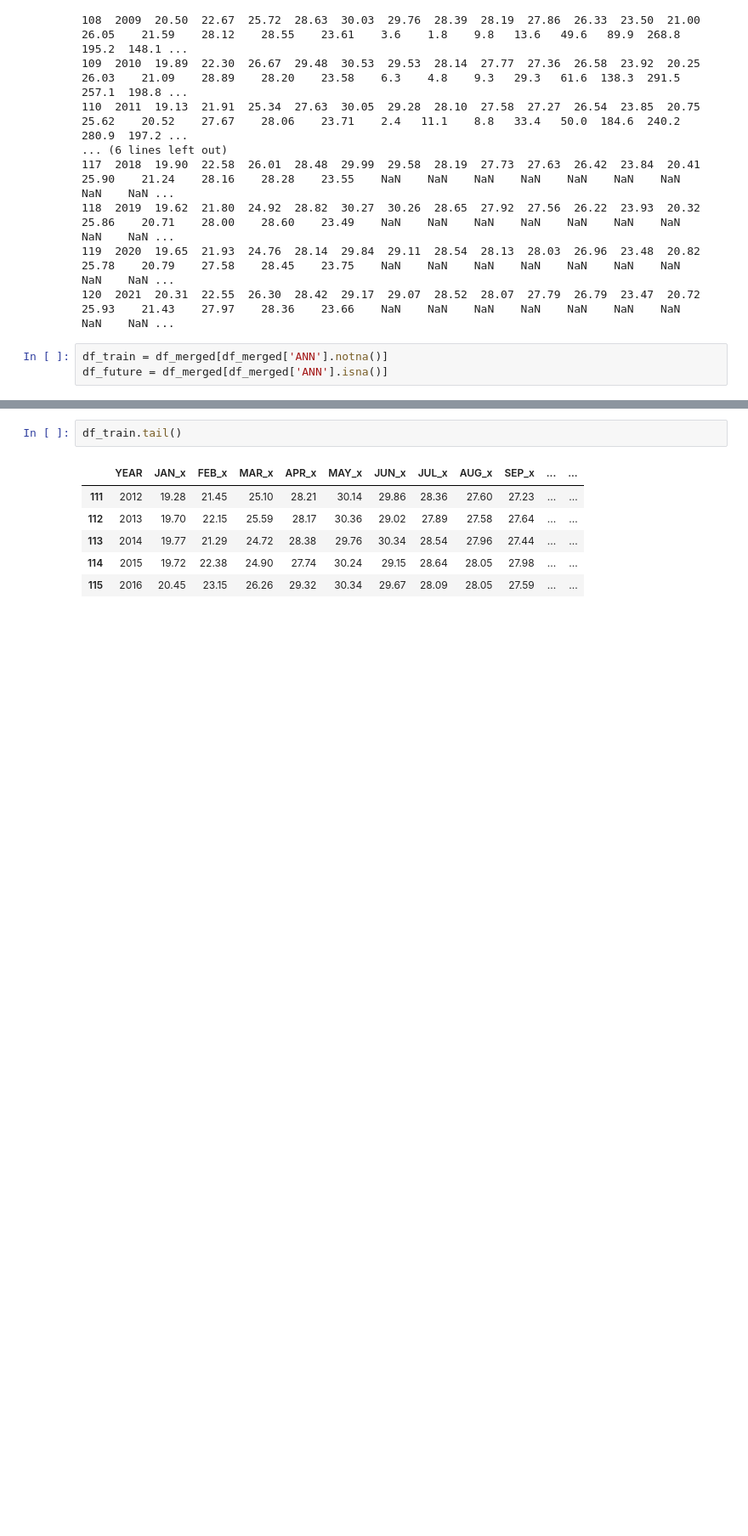
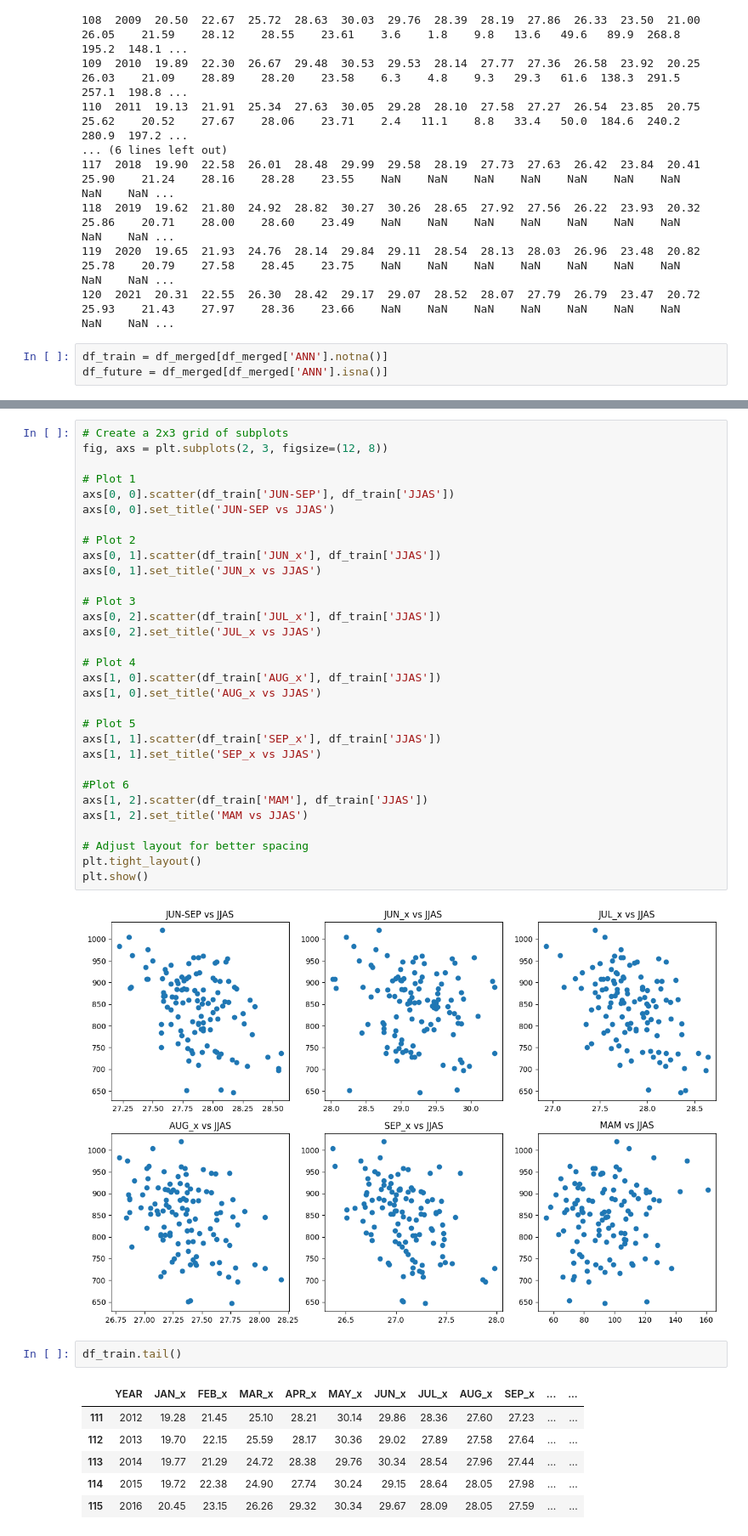
Before and after one commit to Yuvraj-Sankhyan/Monsoon_Rain_Amount_Prediction, a Jupyter notebook: Monsoon__Prediction_.ipynb, the cells around one changed output, grey strips where cells are left out. Shown at 85% size. Saved outputs shown, nothing was run; the diff lists cells and outputs as text; blank space fills up the shorter version.

```diff
--- a/Monsoon__Prediction_.ipynb
+++ b/Monsoon__Prediction_.ipynb
@@ -156,3 +164,36 @@ df_future = df_merged[df_merged['ANN'].isna()]
+# %%
+# Create a 2x3 grid of subplots
+fig, axs = plt.subplots(2, 3, figsize=(12, 8))
+
+# Plot 1
+axs[0, 0].scatter(df_train['JUN-SEP'], df_train['JJAS'])
+axs[0, 0].set_title('JUN-SEP vs JJAS')
+
+# Plot 2
+axs[0, 1].scatter(df_train['JUN_x'], df_train['JJAS'])
+axs[0, 1].set_title('JUN_x vs JJAS')
+
+# Plot 3
+axs[0, 2].scatter(df_train['JUL_x'], df_train['JJAS'])
+axs[0, 2].set_title('JUL_x vs JJAS')
+
+# Plot 4
+axs[1, 0].scatter(df_train['AUG_x'], df_train['JJAS'])
+axs[1, 0].set_title('AUG_x vs JJAS')
+
+# Plot 5
+axs[1, 1].scatter(df_train['SEP_x'], df_train['JJAS'])
+axs[1, 1].set_title('SEP_x vs JJAS')
+
+#Plot 6
+axs[1, 2].scatter(df_train['MAM'], df_train['JJAS'])
+axs[1, 2].set_title('MAM vs JJAS')
+
+# Adjust layout for better spacing
+plt.tight_layout()
+plt.show()
+# %% [output]
+[figure, added]
 # %%
 df_train.tail()
 # %% [output]
```
Also changed, not shown: parts of 8 cells of this notebook.
